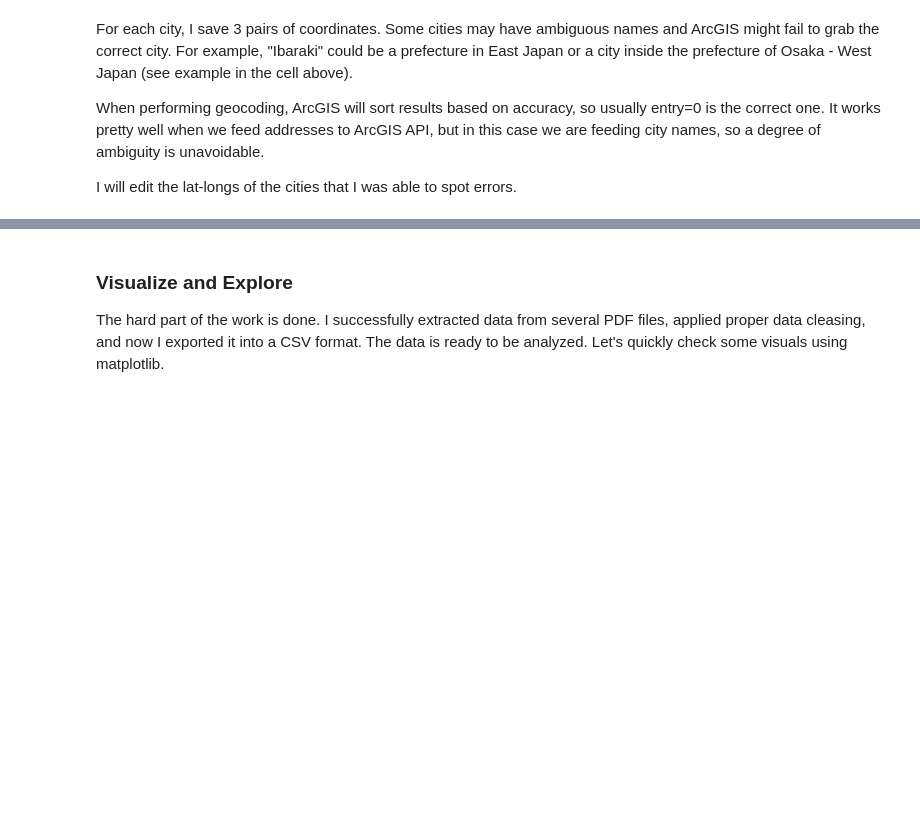
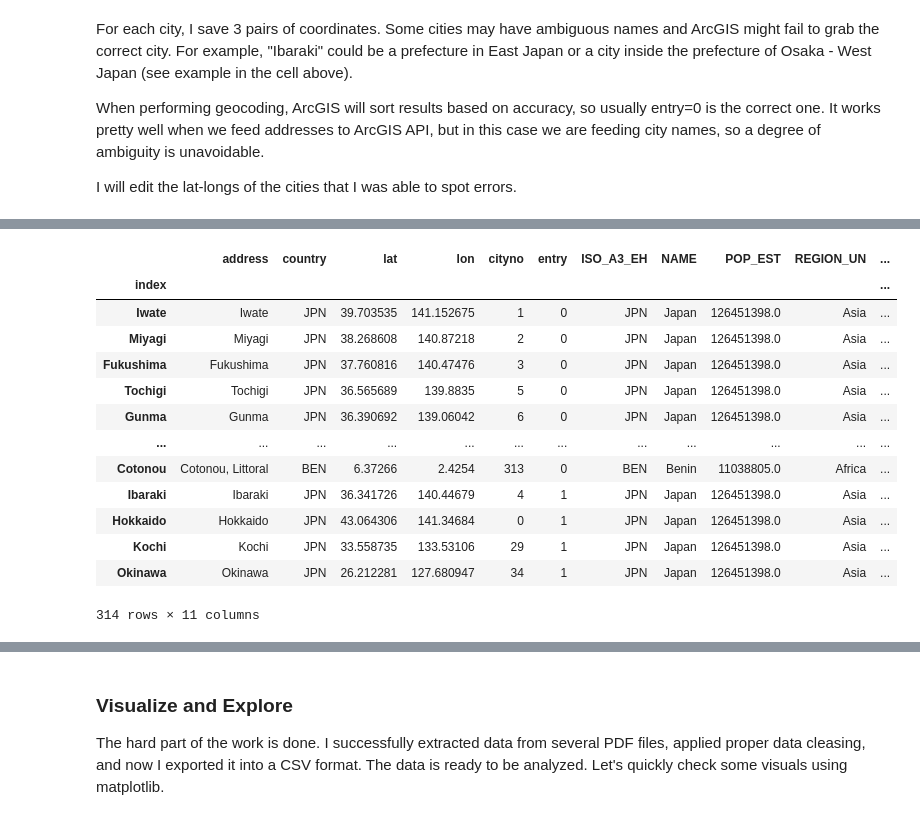
Before and after one commit to brunoochi/my_data_science_notes, a Jupyter notebook: PJ_Matcha/PJ_Matcha.ipynb, the cells around one changed output, grey strips where cells are left out. Cells and saved outputs as stored; diff of their text form; code cells hidden in the pictures; blank space fills up the shorter version.

```diff
--- a/PJ_Matcha/PJ_Matcha.ipynb
+++ b/PJ_Matcha/PJ_Matcha.ipynb
@@ -331,0 +424,19 @@ geocoded_cities_master
+# %%
+# merge region data to the geocoded master data
+geocoded_cities_master1 = geocoded_cities_master.reset_index().merge(right=contrydata[["ISO_A3_EH", "NAME", "POP_EST","REGION_UN","SUBREGION"]], how="left", left_on="country", right_on="ISO_A3_EH").set_index("index")
+geocoded_cities_master1
+# %% [output]
+|  | address | country | lat | lon | cityno | entry | ISO_A3_EH | NAME | POP_EST | REGION_UN | ... |
+| index |  |  |  |  |  |  |  |  |  |  | ... |
+| Iwate | Iwate | JPN | 39.703535 | 141.152675 | 1 | 0 | JPN | Japan | 126451398.0 | Asia | ... |
+| Miyagi | Miyagi | JPN | 38.268608 | 140.87218 | 2 | 0 | JPN | Japan | 126451398.0 | Asia | ... |
+| Fukushima | Fukushima | JPN | 37.760816 | 140.47476 | 3 | 0 | JPN | Japan | 126451398.0 | Asia | ... |
+| Tochigi | Tochigi | JPN | 36.565689 | 139.8835 | 5 | 0 | JPN | Japan | 126451398.0 | Asia | ... |
+| Gunma | Gunma | JPN | 36.390692 | 139.06042 | 6 | 0 | JPN | Japan | 126451398.0 | Asia | ... |
+| ... | ... | ... | ... | ... | ... | ... | ... | ... | ... | ... | ... |
+| Cotonou | Cotonou, Littoral | BEN | 6.37266 | 2.4254 | 313 | 0 | BEN | Benin | 11038805.0 | Africa | ... |
+| Ibaraki | Ibaraki | JPN | 36.341726 | 140.44679 | 4 | 1 | JPN | Japan | 126451398.0 | Asia | ... |
+| Hokkaido | Hokkaido | JPN | 43.064306 | 141.34684 | 0 | 1 | JPN | Japan | 126451398.0 | Asia | ... |
+| Kochi | Kochi | JPN | 33.558735 | 133.53106 | 29 | 1 | JPN | Japan | 126451398.0 | Asia | ... |
+| Okinawa | Okinawa | JPN | 26.212281 | 127.680947 | 34 | 1 | JPN | Japan | 126451398.0 | Asia | ... |
+314 rows × 11 columns
```
Also changed, not shown: parts of 20 cells of this notebook.
